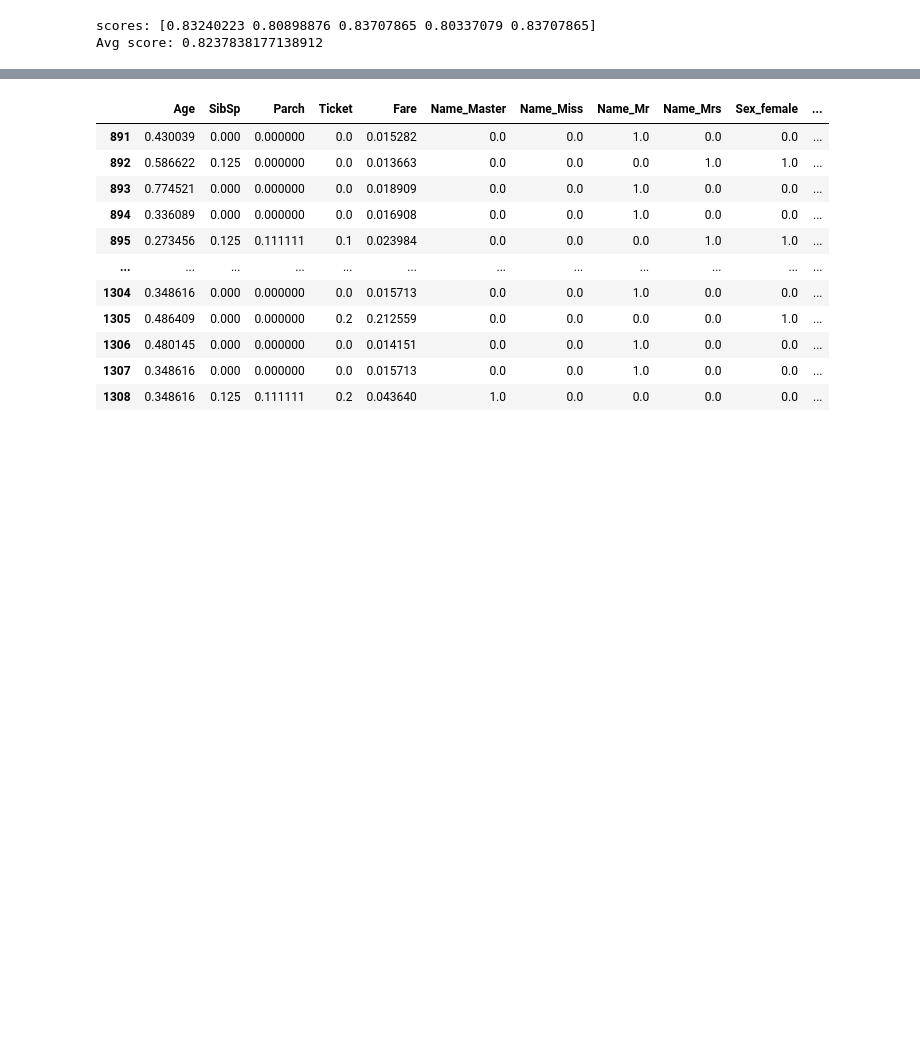
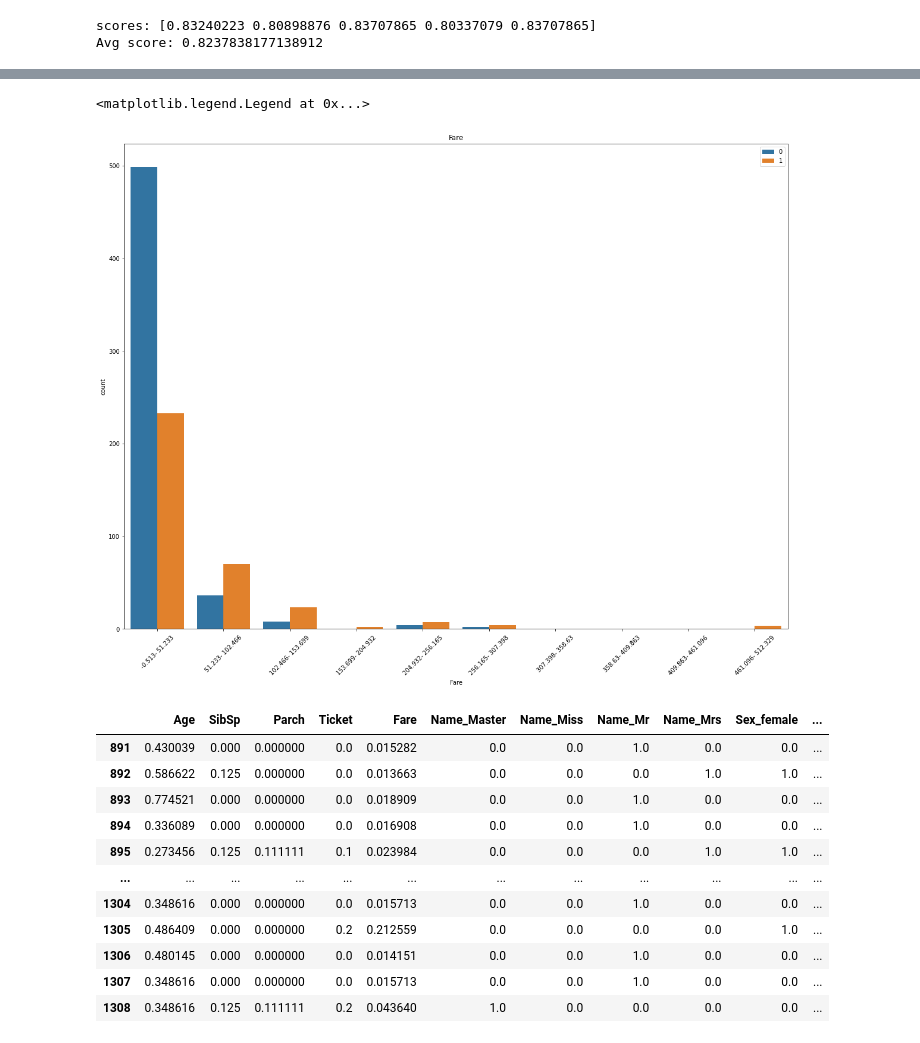
Before and after one commit to bkytpe/MachineLearning, a Jupyter notebook: Titanic.ipynb, the cells around one changed output, grey strips where cells are left out. Cells and saved outputs as stored; diff of their text form; code cells hidden in the pictures; blank space fills up the shorter version.

```diff
--- a/Titanic.ipynb
+++ b/Titanic.ipynb
@@ -205,3 +248,17 @@ df.to_csv("rf.csv", encoding="utf-8", index=False)
+# %%
+def trans(s):
+    s = str(s)
+    return s.replace("("," ").replace("]", " ").replace(",","-")
+c = pd.cut(train["Fare"],bins = 10,include_lowest=True)
+c = c.apply(trans)
+plt.figure(figsize = (20,15))
+p = sns.countplot(x = c,hue = train["Survived"])
+plt.title("Fare")
+plt.xticks(rotation = 45)
+p.legend(loc = "upper right")
+# %% [output]
+<matplotlib.legend.Legend at 0x...>
+[figure, added]
 # %%
 from sklearn.tree import plot_tree
 import matplotlib.pyplot as plt
```
Also changed, not shown: parts of 3 cells of this notebook.
